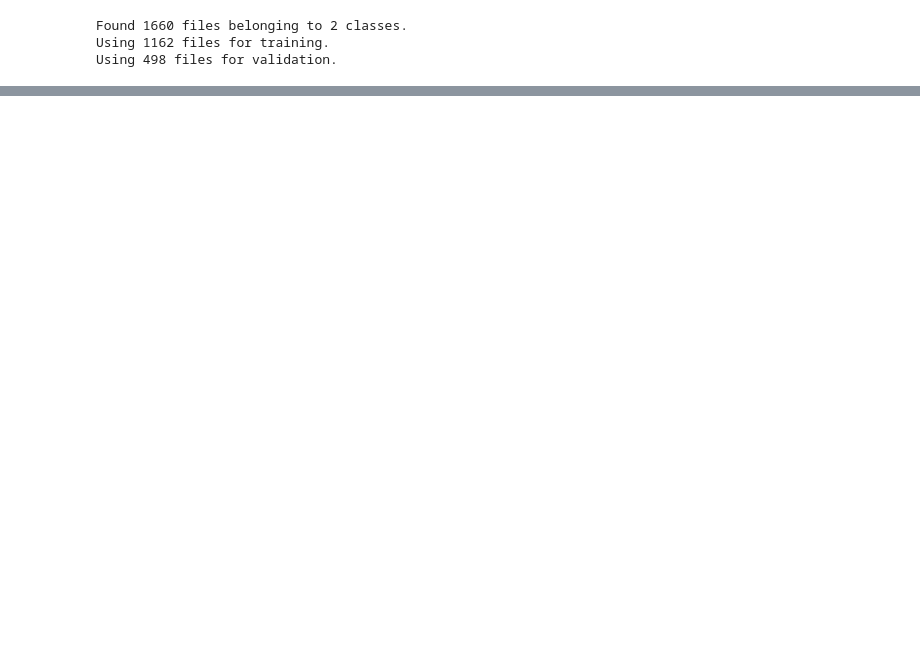
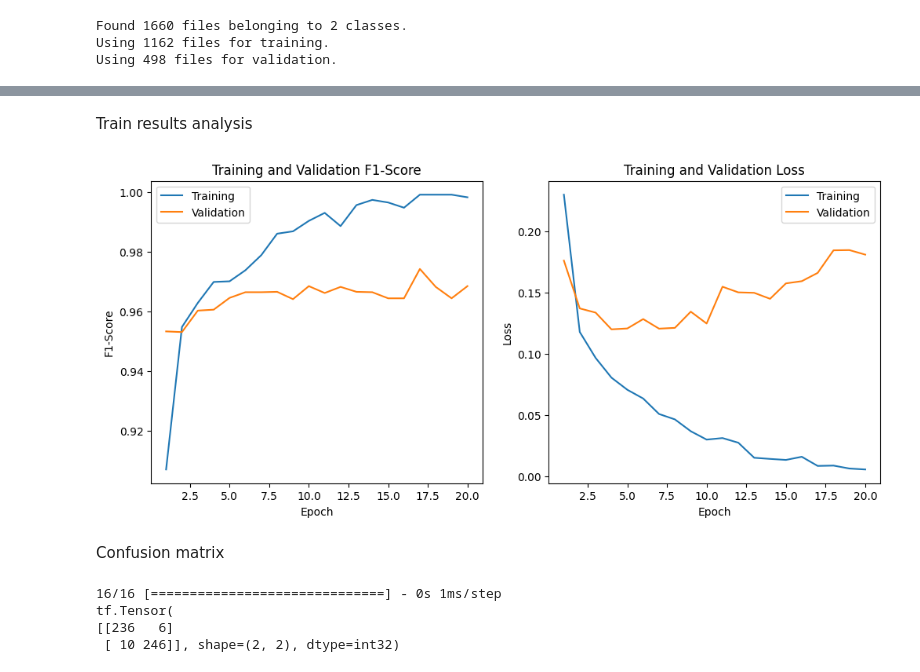
Before and after one commit to 9helix/GMNmeteorNet, a Jupyter notebook: data augmentation.ipynb, the cells around one changed output, grey strips where cells are left out. Cells and saved outputs as stored; diff of their text form; code cells hidden in the pictures; blank space fills up the shorter version.

```diff
--- a/data augmentation.ipynb
+++ b/data augmentation.ipynb
@@ -168,8 +194,8 @@ for images, labels in train_ds.take(1):
 model = models.Sequential()
 
 # added by me, so that these normalization steps arent done before the model
-model.add(layers.Resizing(IMG_SIZE, IMG_SIZE))
-model.add(layers.Rescaling(1.0 / 255))
+# model.add(layers.Resizing(IMG_SIZE, IMG_SIZE))
+# model.add(layers.Rescaling(1.0 / 255))
 
 model.add(layers.Conv2D(8, (5, 5), activation="relu"))
 model.add(layers.MaxPooling2D((5, 5)))
@@ -177,7 +203,7 @@ model.add(layers.Flatten())
 model.add(layers.Dense(16, activation="relu"))
 model.add(layers.Dense(1, activation="sigmoid"))
 
-model.build((BATCH_SIZE, 83, 83, 1))
+model.build((BATCH_SIZE, IMG_SIZE, IMG_SIZE, 1))
 
 model.summary()
 # %% [output]
@@ -201,10 +254,12 @@ _________________________________________________________________
 # %%
-model.compile(loss="binary_crossentropy",
-              optimizer=optimizers.Adam(), metrics=["acc"])
+model.compile(
+    loss="binary_crossentropy", optimizer=optimizers.Adam(), metrics=[tf.keras.metrics.AUC(curve='PR', name='mAP'), F1Score()]
+)
 # %%
+EPOCHS = 20
 history = model.fit(
     train_ds,
-    epochs=10,
+    epochs=EPOCHS,
     validation_data=val_ds,
 )
 # %% [output]
@@ -230,0 +283,46 @@ Epoch 10/10
+# %% [markdown]
+Train results analysis
+# %%
+loss = history.history["loss"]
+val_loss = history.history["val_loss"]
+f1_score = history.history["f1_score"]
+val_f1_score = history.history["val_f1_score"]
+
+epoch_range = range(1, len(loss) + 1)
+
+plt.figure(figsize=(12, 5))
+plt.subplot(1, 2, 1)
+plt.plot(epoch_range, f1_score, label="Training")
+plt.plot(epoch_range, val_f1_score, label="Validation")
+plt.title("Training and Validation F1-Score")
+plt.xlabel("Epoch")
+plt.ylabel("F1-Score")
+plt.legend()
+
+plt.subplot(1, 2, 2)
+plt.plot(epoch_range, loss, label="Training")
+plt.plot(epoch_range, val_loss, label="Validation")
+plt.title("Training and Validation Loss")
+plt.xlabel("Epoch")
+plt.ylabel("Loss")
+plt.legend()
+
+plt.show()
+# %% [output]
+[figure, added]
+# %% [markdown]
+Confusion matrix
+# %%
+Y_pred = model.predict(val_ds)
+
+Y_pred_classes = np.squeeze(np.round(Y_pred))
+
+Y_true = np.squeeze(np.concatenate([y for x, y in val_ds], axis=0))
+
+confusion_mtx = tf.math.confusion_matrix(Y_true, Y_pred_classes, num_classes=2)
+print(confusion_mtx)
+# %% [output]
+16/16 [==============================] - 0s 1ms/step
+tf.Tensor(
+[[236   6]
+ [ 10 246]], shape=(2, 2), dtype=int32)
```
Also changed, not shown: parts of 20 cells of this notebook, 4 other files.
